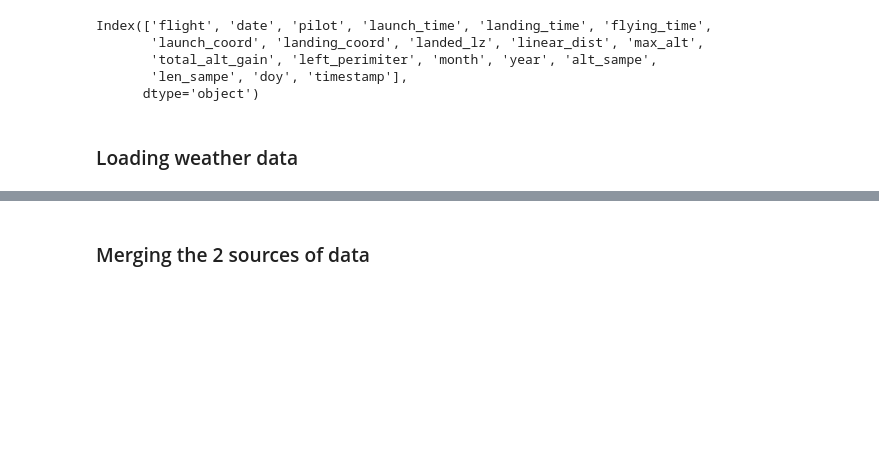
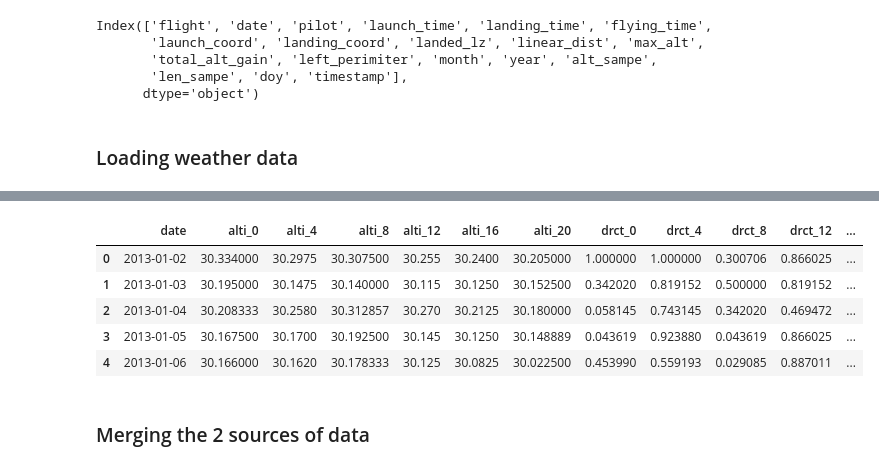
Before and after one commit to eddietheangel/soaring_predictor, a Jupyter notebook: notebooks/Model_fit.ipynb, the cells around one changed output, grey strips where cells are left out. Drawn from its saved outputs; the diff is of its cells as text; code cells hidden in the pictures; blank space fills up the shorter version.

```diff
--- a/notebooks/Model_fit.ipynb
+++ b/notebooks/Model_fit.ipynb
@@ -32,3 +42,20 @@ W = pd.read_sql('SELECT * from weather;', conn)
+# %%
+def get_cos(direction):
+    return abs(cos(radians(direction)))
+# %%
+direction = ['drct_0', 'drct_4', 'drct_8', 'drct_12', 'drct_16', 'drct_20']
+
+for col in direction:
+    W[col]=W[col].apply(get_cos)
+# %%
+W.head()
+# %% [output]
+|  | date | alti_0 | alti_4 | alti_8 | alti_12 | alti_16 | alti_20 | drct_0 | drct_4 | drct_8 | drct_12 | ... |
+| 0 | 2013-01-02 | 30.334000 | 30.2975 | 30.307500 | 30.255 | 30.2400 | 30.205000 | 1.000000 | 1.000000 | 0.300706 | 0.866025 | ... |
+| 1 | 2013-01-03 | 30.195000 | 30.1475 | 30.140000 | 30.115 | 30.1250 | 30.152500 | 0.342020 | 0.819152 | 0.500000 | 0.819152 | ... |
+| 2 | 2013-01-04 | 30.208333 | 30.2580 | 30.312857 | 30.270 | 30.2125 | 30.180000 | 0.058145 | 0.743145 | 0.342020 | 0.469472 | ... |
+| 3 | 2013-01-05 | 30.167500 | 30.1700 | 30.192500 | 30.145 | 30.1250 | 30.148889 | 0.043619 | 0.923880 | 0.043619 | 0.866025 | ... |
+| 4 | 2013-01-06 | 30.166000 | 30.1620 | 30.178333 | 30.125 | 30.0825 | 30.022500 | 0.453990 | 0.559193 | 0.029085 | 0.887011 | ... |
 # %% [markdown]
 ### Merging the 2 sources of data
 # %%
```
Also changed, not shown: parts of 3 cells of this notebook, 2 other files.
